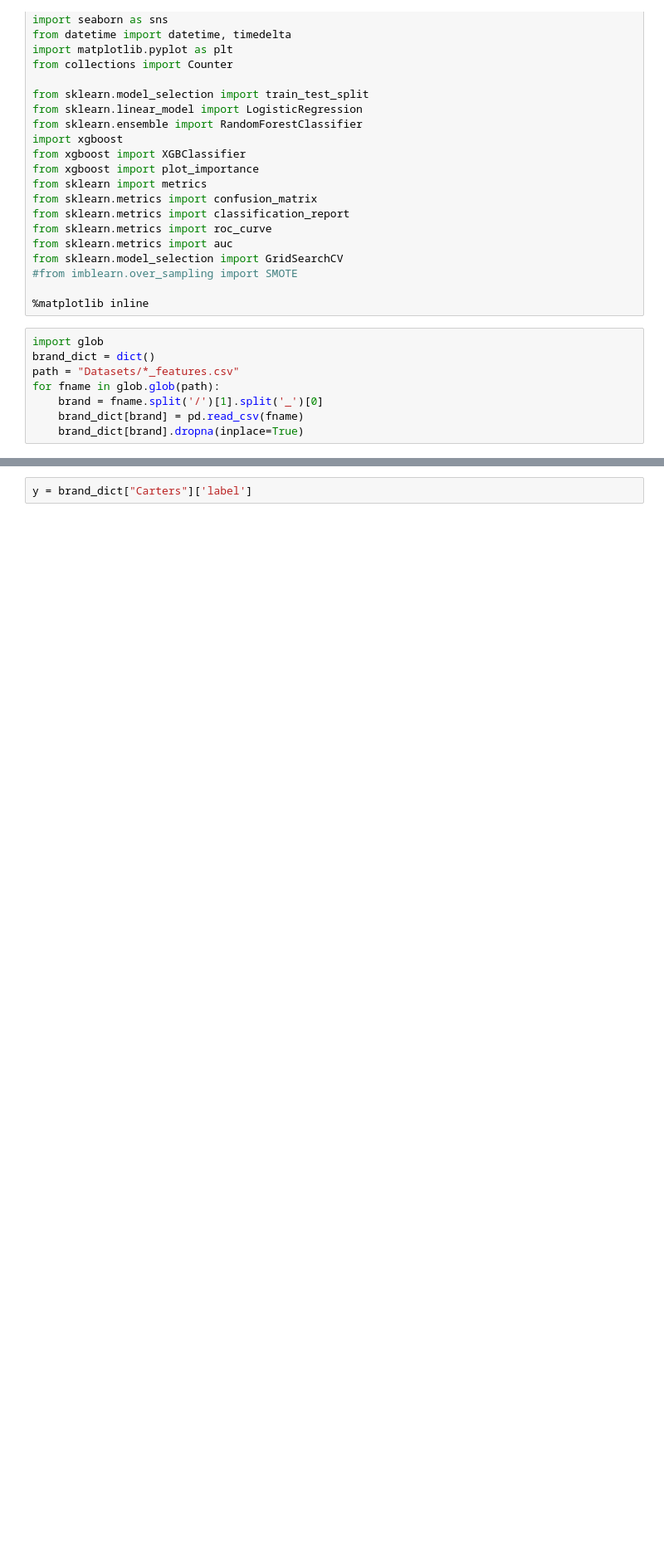
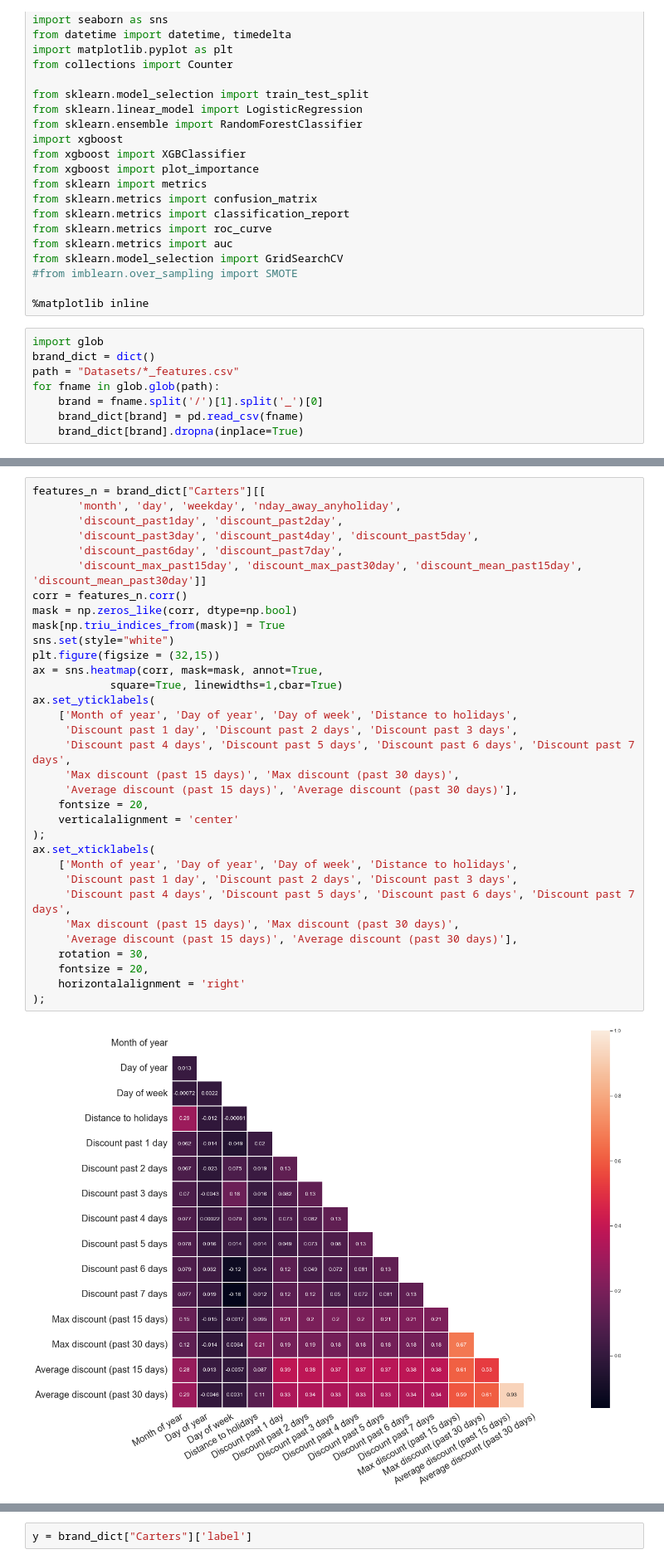
Before and after one commit to layla-li/BigDeal_InsightProject, a Jupyter notebook: Model_multiclass.ipynb, the cells around one changed output, grey strips where cells are left out. Shown: that part at 83% size. Cells and saved outputs as stored; diff of their text form; blank space fills up the shorter version.

```diff
--- a/Model_multiclass.ipynb
+++ b/Model_multiclass.ipynb
@@ -50,0 +72,35 @@ X = brand_dict["Carters"][['avg_comments', 'avg_bookmarks', 'avg_shares',
+# %%
+features_n = brand_dict["Carters"][[
+       'month', 'day', 'weekday', 'nday_away_anyholiday',
+       'discount_past1day', 'discount_past2day',
+       'discount_past3day', 'discount_past4day', 'discount_past5day',
+       'discount_past6day', 'discount_past7day',
+       'discount_max_past15day', 'discount_max_past30day', 'discount_mean_past15day', 'discount_mean_past30day']]
+corr = features_n.corr()
+mask = np.zeros_like(corr, dtype=np.bool)
+mask[np.triu_indices_from(mask)] = True
+sns.set(style="white")
+plt.figure(figsize = (32,15))
+ax = sns.heatmap(corr, mask=mask, annot=True,
+            square=True, linewidths=1,cbar=True)
+ax.set_yticklabels(
+    ['Month of year', 'Day of year', 'Day of week', 'Distance to holidays',
+     'Discount past 1 day', 'Discount past 2 days', 'Discount past 3 days',
+     'Discount past 4 days', 'Discount past 5 days', 'Discount past 6 days', 'Discount past 7 days',
+     'Max discount (past 15 days)', 'Max discount (past 30 days)',
+     'Average discount (past 15 days)', 'Average discount (past 30 days)'],
+    fontsize = 20,
+    verticalalignment = 'center'
+);
+ax.set_xticklabels(
+    ['Month of year', 'Day of year', 'Day of week', 'Distance to holidays',
+     'Discount past 1 day', 'Discount past 2 days', 'Discount past 3 days',
+     'Discount past 4 days', 'Discount past 5 days', 'Discount past 6 days', 'Discount past 7 days',
+     'Max discount (past 15 days)', 'Max discount (past 30 days)',
+     'Average discount (past 15 days)', 'Average discount (past 30 days)'],
+    rotation = 30,
+    fontsize = 20,
+    horizontalalignment = 'right'
+);
+# %% [output]
+[figure, added]
```
Also changed, not shown: parts of 23 cells of this notebook.
